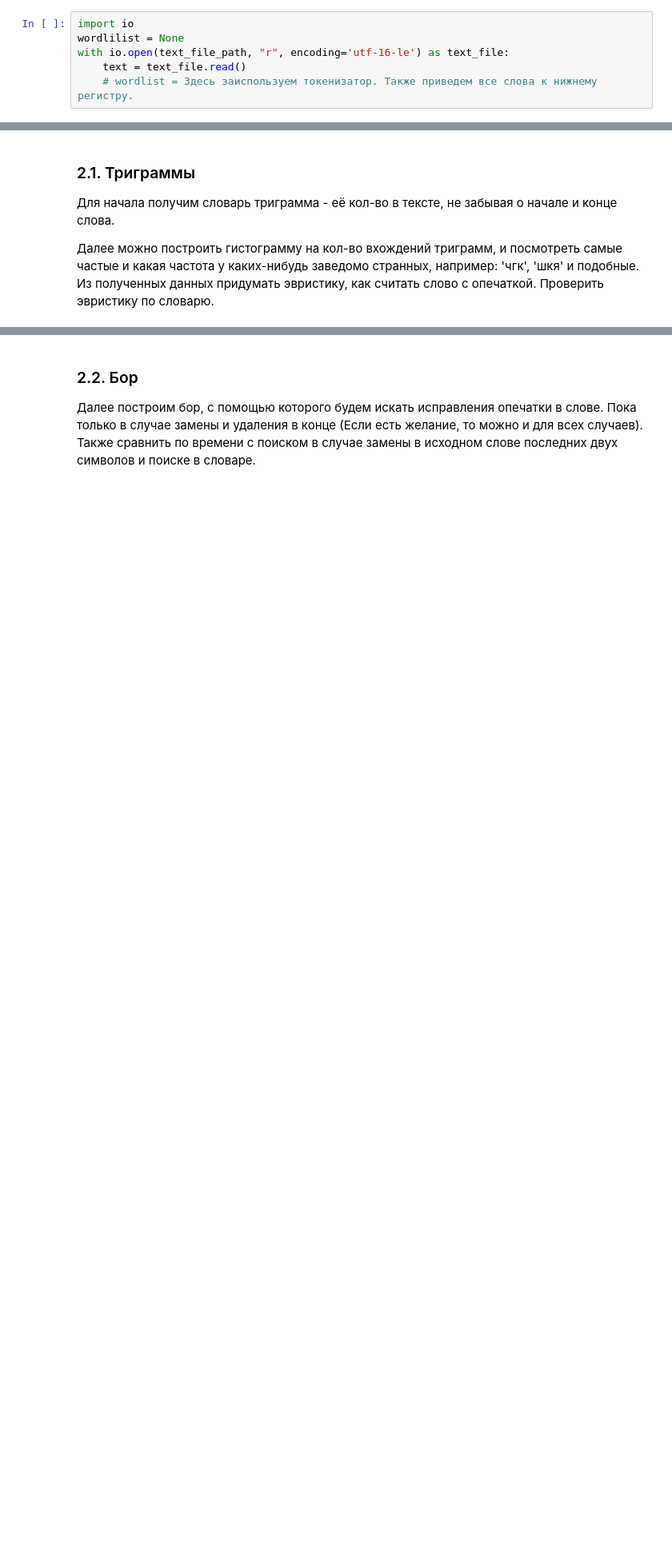
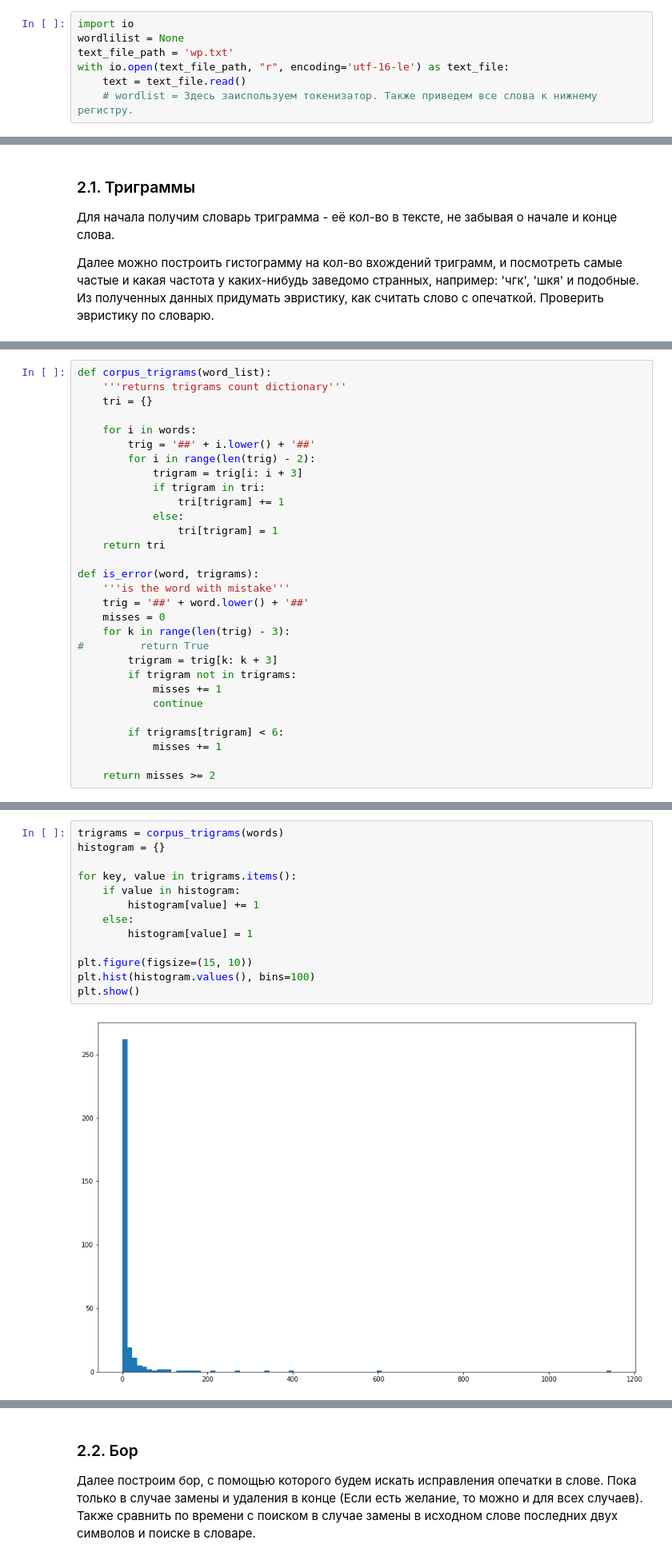
Before and after one commit to Sdernal/Morphology, a Jupyter notebook: spelling.ipynb, the cells around one changed output, grey strips where cells are left out. Shown: that part at 80% size. Saved outputs shown, nothing was run; the diff lists cells and outputs as text; blank space fills up the shorter version.

```diff
--- a/spelling.ipynb
+++ b/spelling.ipynb
@@ -31,6 +27,7 @@ print u'Еще один токенизатор: ', re.split(r'\W+', 'How, to? sp
 # %%
 import io
 wordlilist = None
+text_file_path = 'wp.txt'
 with io.open(text_file_path, "r", encoding='utf-16-le') as text_file:
     text = text_file.read()
     # wordlist = Здесь заиспользуем токенизатор. Также приведем все слова к нижнему регистру.
@@ -103,0 +102,30 @@ def is_error(word):
+# %%
+def corpus_trigrams(word_list):
+    '''returns trigrams count dictionary'''
+    tri = {}
+
+    for i in words:
+        trig = '##' + i.lower() + '##'
+        for i in range(len(trig) - 2):
+            trigram = trig[i: i + 3]
+            if trigram in tri:
+                tri[trigram] += 1
+            else:
+                tri[trigram] = 1
+    return tri
+
+def is_error(word, trigrams):
+    '''is the word with mistake'''
+    trig = '##' + word.lower() + '##'
+    misses = 0
+    for k in range(len(trig) - 3):
+#         return True
+        trigram = trig[k: k + 3]
+        if trigram not in trigrams:
+            misses += 1
+            continue
+
+        if trigrams[trigram] < 6:
+            misses += 1
+
+    return misses >= 2
@@ -103,0 +152,15 @@ def is_error(word):
+# %%
+trigrams = corpus_trigrams(words)
+histogram = {}
+
+for key, value in trigrams.items():
+    if value in histogram:
+        histogram[value] += 1
+    else:
+        histogram[value] = 1
+
+plt.figure(figsize=(15, 10))
+plt.hist(histogram.values(), bins=100)
+plt.show()
+# %% [output]
+[figure, added]
```
Also changed, not shown: parts of 22 cells of this notebook, 6 other files.
